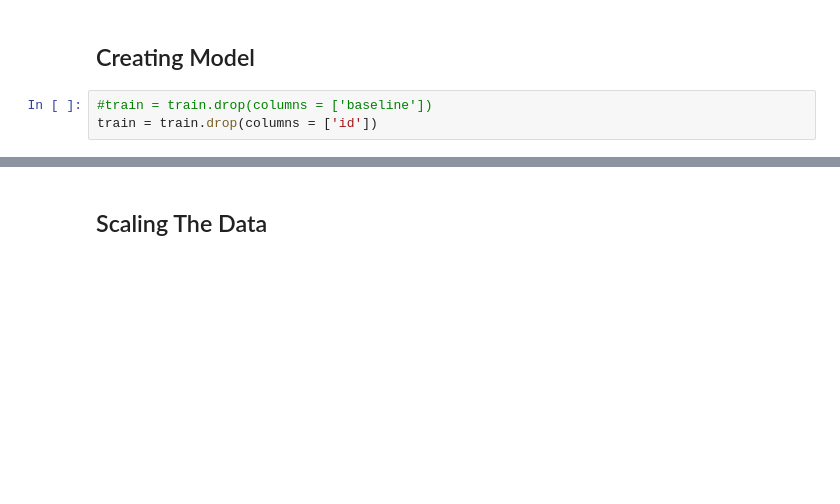
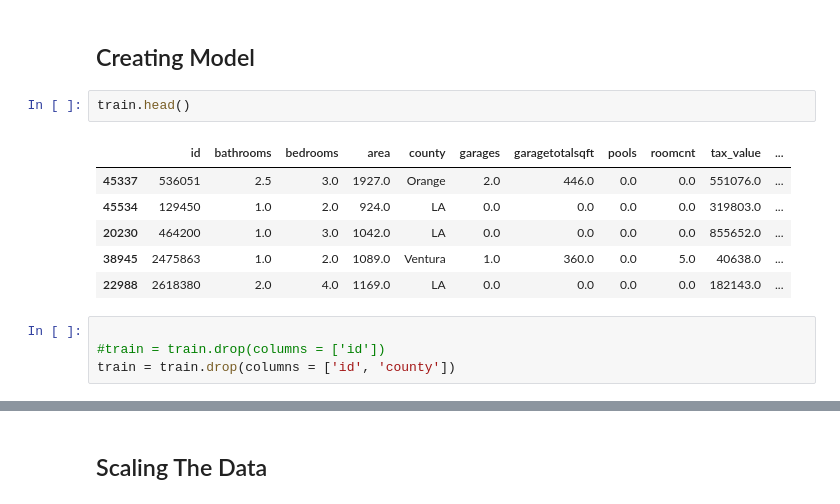
Before and after one commit to PGuajardo/Regression-Project, a Jupyter notebook: testing_grounds_zillow.ipynb, the cells around one changed output, grey strips where cells are left out. Drawn from its saved outputs; the diff is of its cells as text; blank space fills up the shorter version.

```diff
--- a/testing_grounds_zillow.ipynb
+++ b/testing_grounds_zillow.ipynb
@@ -639,6 +635,16 @@ sns.violinplot(x='pools', y='tax_value', data=train)
 # %% [markdown]
 ## Creating Model
+# %%
+train.head()
+# %% [output]
+|  | id | bathrooms | bedrooms | area | county | garages | garagetotalsqft | pools | roomcnt | tax_value | ... |
+| 45337 | 536051 | 2.5 | 3.0 | 1927.0 | Orange | 2.0 | 446.0 | 0.0 | 0.0 | 551076.0 | ... |
+| 45534 | 129450 | 1.0 | 2.0 | 924.0 | LA | 0.0 | 0.0 | 0.0 | 0.0 | 319803.0 | ... |
+| 20230 | 464200 | 1.0 | 3.0 | 1042.0 | LA | 0.0 | 0.0 | 0.0 | 0.0 | 855652.0 | ... |
+| 38945 | 2475863 | 1.0 | 2.0 | 1089.0 | Ventura | 1.0 | 360.0 | 0.0 | 5.0 | 40638.0 | ... |
+| 22988 | 2618380 | 2.0 | 4.0 | 1169.0 | LA | 0.0 | 0.0 | 0.0 | 0.0 | 182143.0 | ... |
 # %%
-#train = train.drop(columns = ['baseline'])
-train = train.drop(columns = ['id'])
+
+#train = train.drop(columns = ['id'])
+train = train.drop(columns = ['id', 'county'])
 # %%
```
Also changed, not shown: parts of 50 cells of this notebook, 5 other files.
